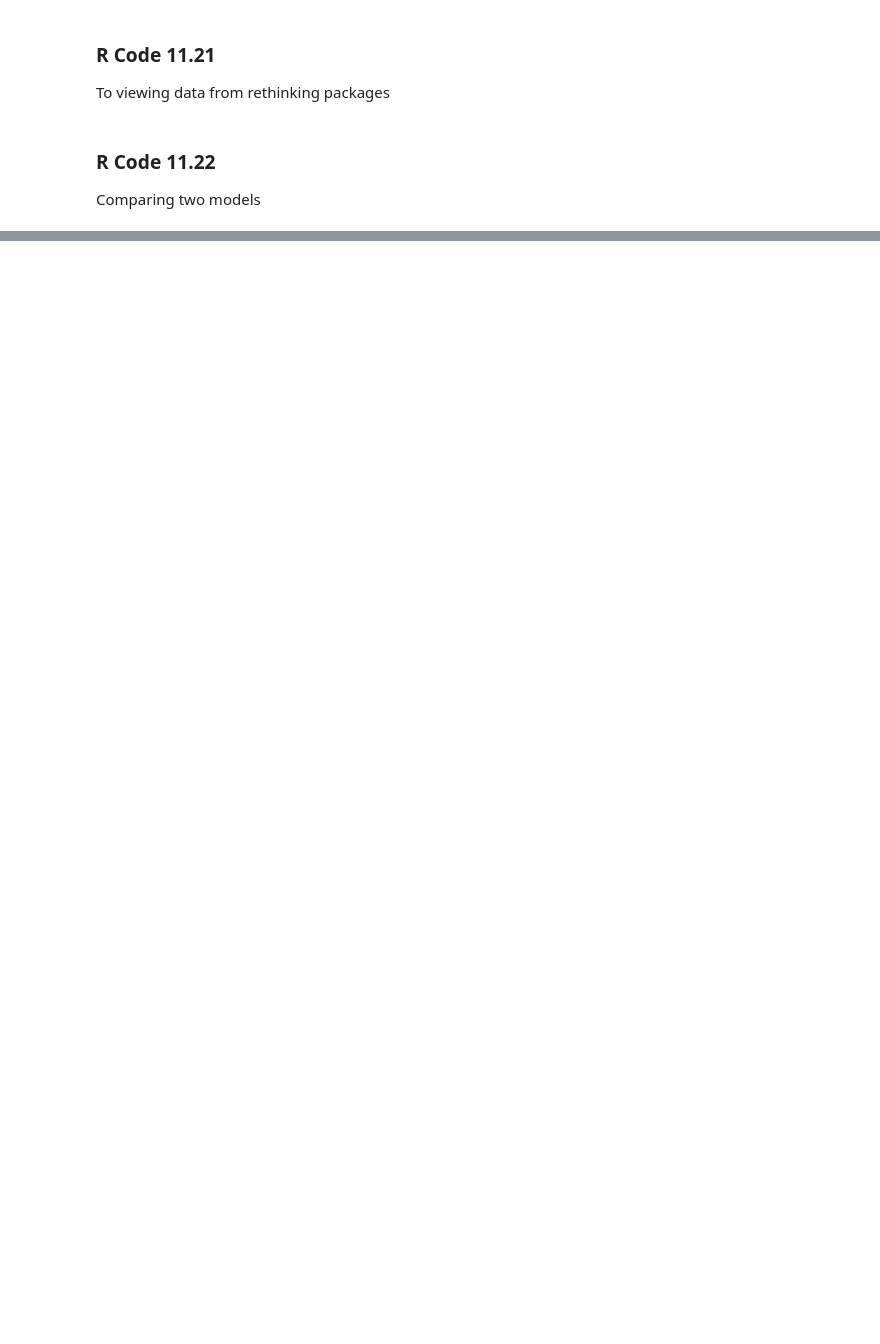
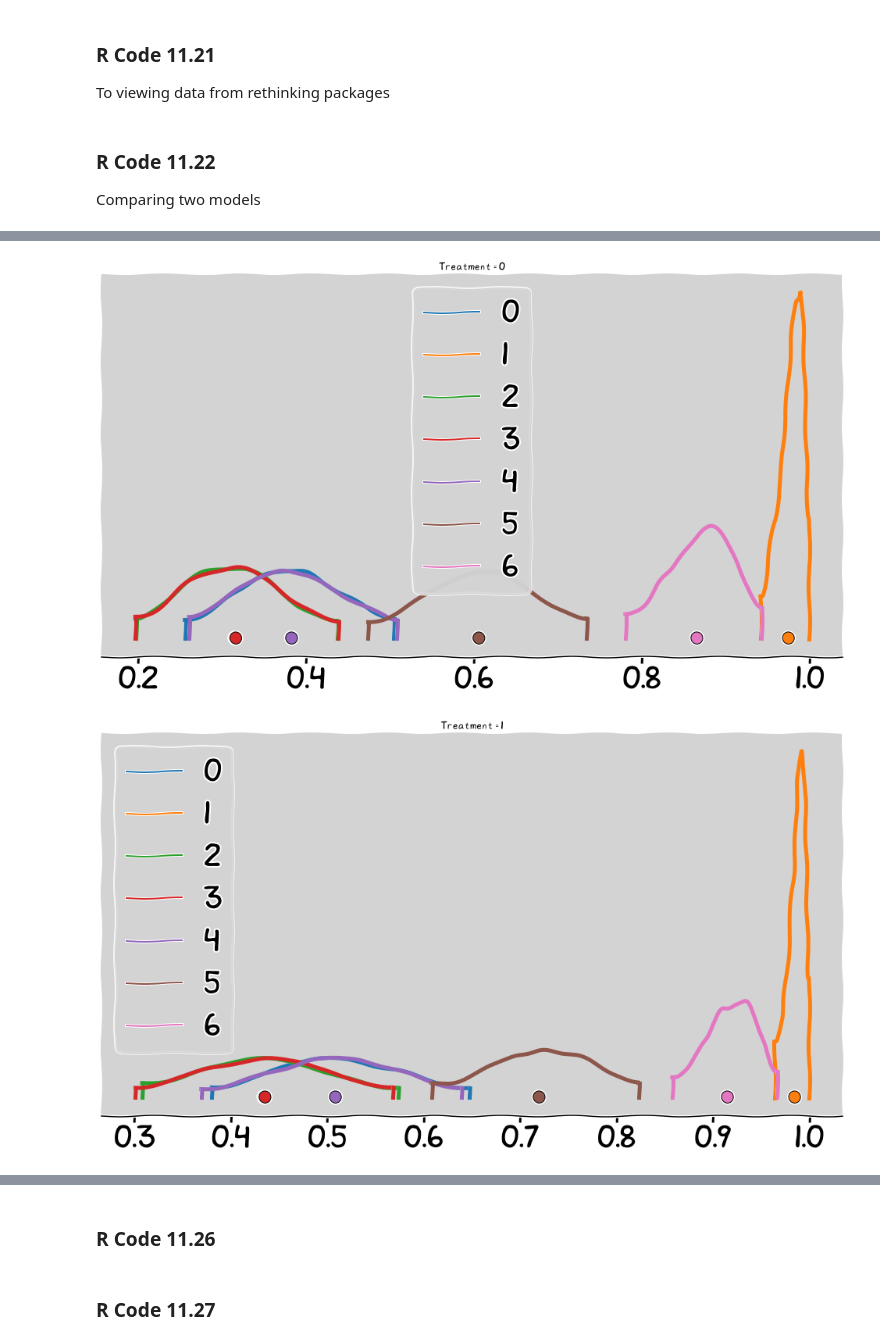
Before and after one commit to rodolphomacedo/statistical_rethinking_pt_BR, a Jupyter notebook: parte_11.ipynb, the cells around one changed output, grey strips where cells are left out. Cells and saved outputs as stored; diff of their text form; code cells hidden in the pictures; blank space fills up the shorter version.

```diff
--- a/parte_11.ipynb
+++ b/parte_11.ipynb
@@ -946,0 +940,17 @@ Comparing two models
+# %%
+
+for t in range(4):
+    p_chimp_bin = []
+    for i in range(7):
+        alpha_chimp_bin = model_chimp_bin.posterior.alpha.sel(alpha_dim_0=i).values.flatten()
+        beta_chimp_bin = model_chimp_bin.posterior.beta.sel(beta_dim_0=t).values.flatten()
+
+        p_chimp_bin.append(inv_logit(alpha_chimp_bin + beta_chimp_bin))
+
+    az.plot_density(p_chimp_bin, figsize=(17, 9))
+    plt.title(f'Treatment = {t}')
+
+plt.show()
+# %% [output]
+[figure, added]
+[figure, added]
@@ -946,0 +959,2 @@ Comparing two models
+# %% [markdown]
+### R Code 11.26
@@ -946,0 +967,2 @@ Comparing two models
+# %% [markdown]
+### R Code 11.27
```
Also changed, not shown: parts of 42 cells of this notebook.
